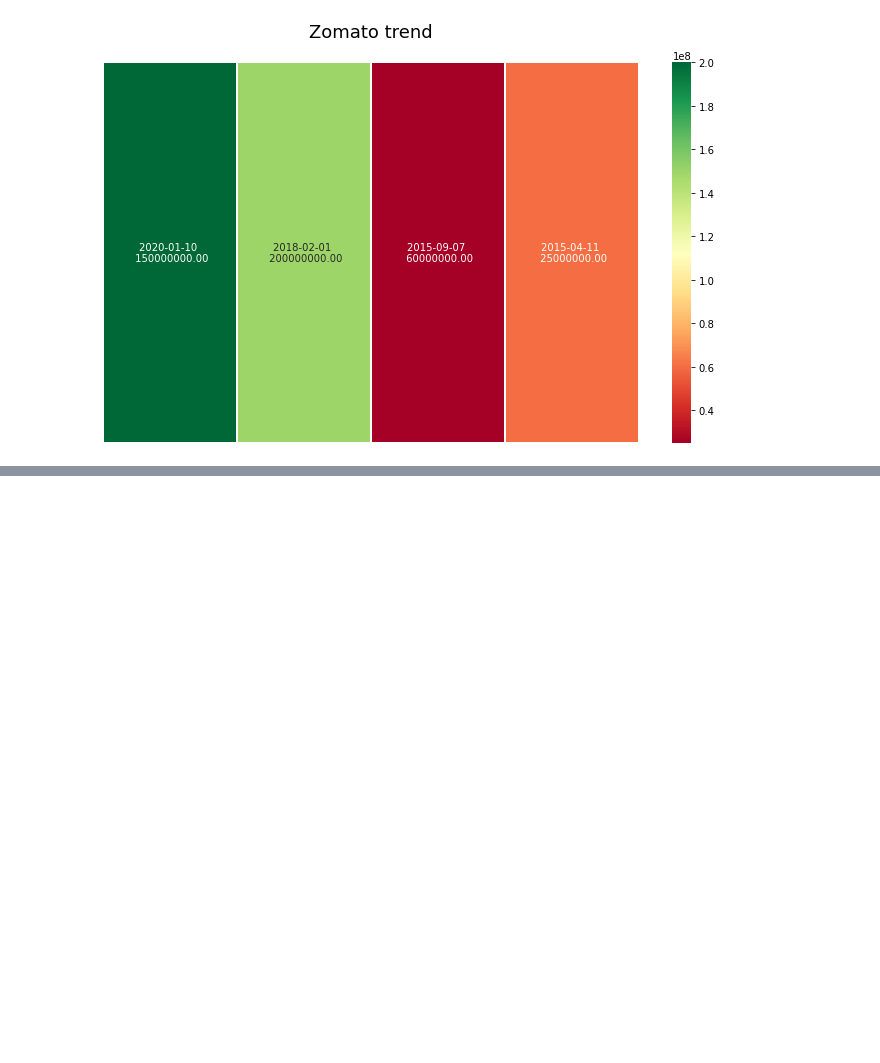
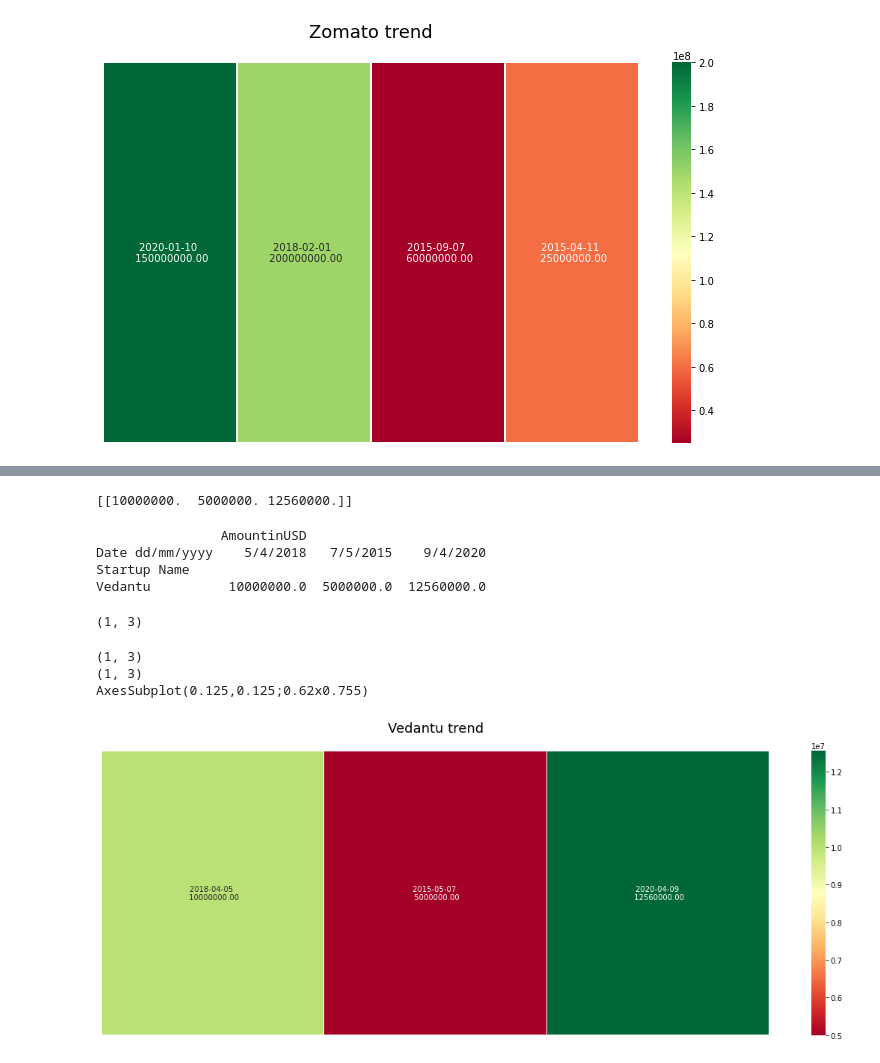
Before and after one commit to rahul9115/internship, a Jupyter notebook: analysis.ipynb, the cells around one changed output, grey strips where cells are left out. Saved outputs shown, nothing was run; the diff lists cells and outputs as text; code cells hidden in the pictures; blank space fills up the shorter version.

```diff
--- a/analysis.ipynb
+++ b/analysis.ipynb
@@ -260,0 +434,48 @@ AxesSubplot(0.125,0.125;0.62x0.755)
+# %%
+df=pd.read_csv('vedantu2.csv')
+date=(np.asanyarray(df['Date dd/mm/yyyy']))
+amount=(np.asanyarray(df['AmountinUSD'])).reshape(1,3)
+print(amount)
+# %% [output]
+[[10000000.  5000000. 12560000.]]
+# %%
+from datetime import datetime
+date1=[]
+n=0
+for i in date:
+    i=datetime.strptime(i, '%d/%m/%Y').date()
+    date1.append(i)
+    n=n+1
+len(date1)
+date1=(np.asanyarray(date1)).reshape(1,3)
+# %%
+d=pd.pivot_table(df,index=['Startup Name'],columns=["Date dd/mm/yyyy"],values=['AmountinUSD'])
+d=d.fillna(0)
+print(d)
+d.shape
+# %% [output]
+                AmountinUSD
+Date dd/mm/yyyy    5/4/2018   7/5/2015    9/4/2020
+Startup Name
+Vedantu          10000000.0  5000000.0  12560000.0
+(1, 3)
+# %%
+ig,ax=plt.subplots(figsize=(20,7))
+title="Vedantu trend"
+plt.title(title,fontsize=18)
+ttl=ax.title
+ttl.set_position([0.5,1.05])
+ax.set_xticks([])
+ax.set_yticks([])
+ax.axis('off')
+
+labels=(np.asarray(["{0} \n {1:.2f}".format(date1,amount1) for date1,amount1 in zip(date1.flatten(),amount.flatten())])).reshape(1,3)
+print(labels.shape)
+print(d.shape)
+print(sns.heatmap(d,annot=labels,fmt="",cmap='RdYlGn',linewidth=0.30,ax=ax))
+plt.show()
+# %% [output]
+(1, 3)
+(1, 3)
+AxesSubplot(0.125,0.125;0.62x0.755)
+[figure, added]
```
Also changed, not shown: parts of 7 cells of this notebook.
